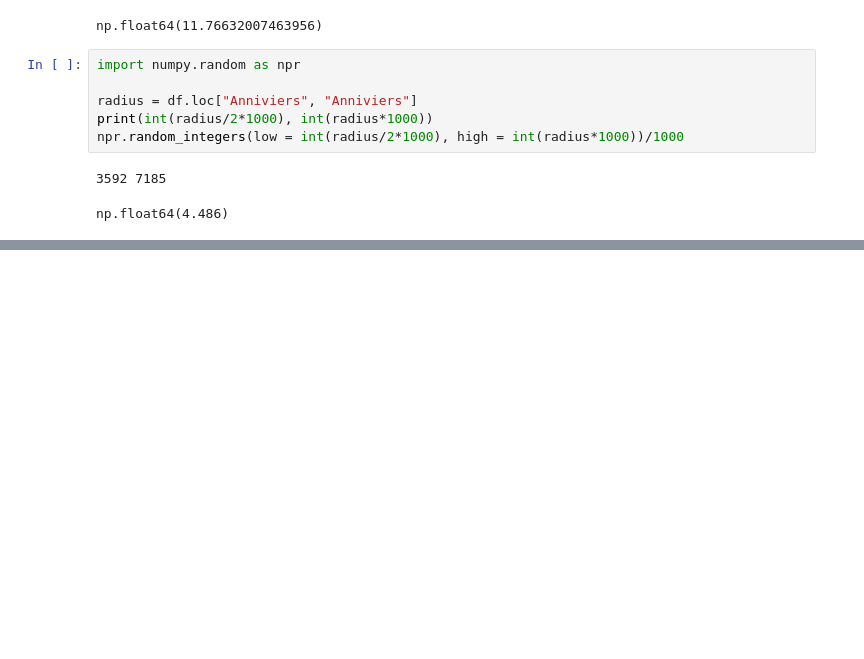
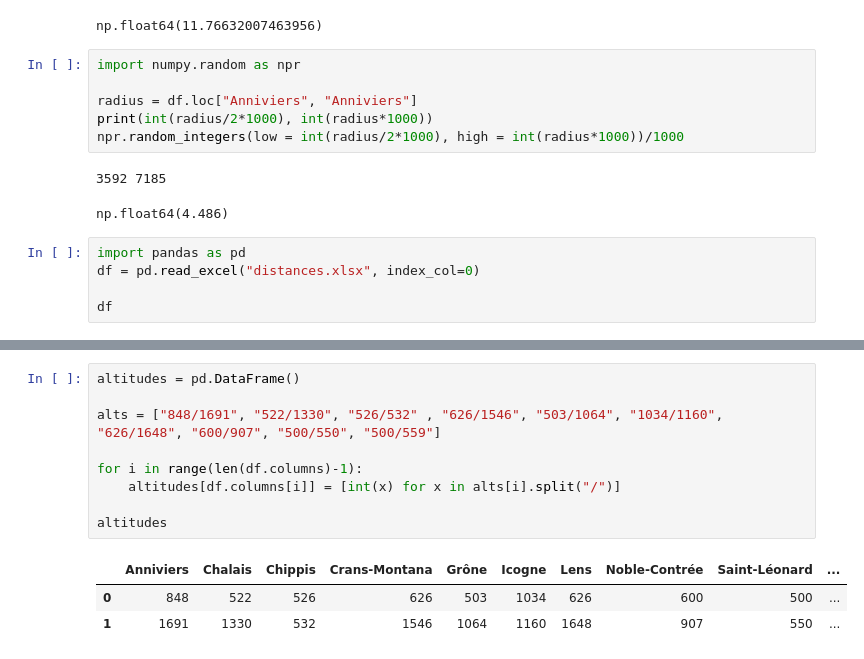
Before and after one commit to Ildsjel-EPFL/Sierre-District-Food-Drone-Delivery, a Jupyter notebook: data/distances.ipynb, the cells around one changed output, grey strips where cells are left out. Drawn from its saved outputs; the diff is of its cells as text; blank space fills up the shorter version.

```diff
--- a/data/distances.ipynb
+++ b/data/distances.ipynb
@@ -88,3 +88,8 @@ npr.random_integers(low = int(radius/2*1000), high = int(radius*1000))/1000
 # %% [output]
 3592 7185
 np.float64(4.486)
+# %%
+import pandas as pd
+df = pd.read_excel("distances.xlsx", index_col=0)
+
+df
@@ -90,0 +108,13 @@ np.float64(4.486)
+# %%
+altitudes = pd.DataFrame()
+
+alts = ["848/1691", "522/1330", "526/532" , "626/1546", "503/1064", "1034/1160", "626/1648", "600/907", "500/550", "500/559"]
+
+for i in range(len(df.columns)-1):
+    altitudes[df.columns[i]] = [int(x) for x in alts[i].split("/")]
+
+altitudes
+# %% [output]
+|  | Anniviers | Chalais | Chippis | Crans-Montana | Grône | Icogne | Lens | Noble-Contrée | Saint-Léonard | ... |
+| 0 | 848 | 522 | 526 | 626 | 503 | 1034 | 626 | 600 | 500 | ... |
+| 1 | 1691 | 1330 | 532 | 1546 | 1064 | 1160 | 1648 | 907 | 550 | ... |
```
Also changed, not shown: parts of 5 cells of this notebook, 4 other files.
